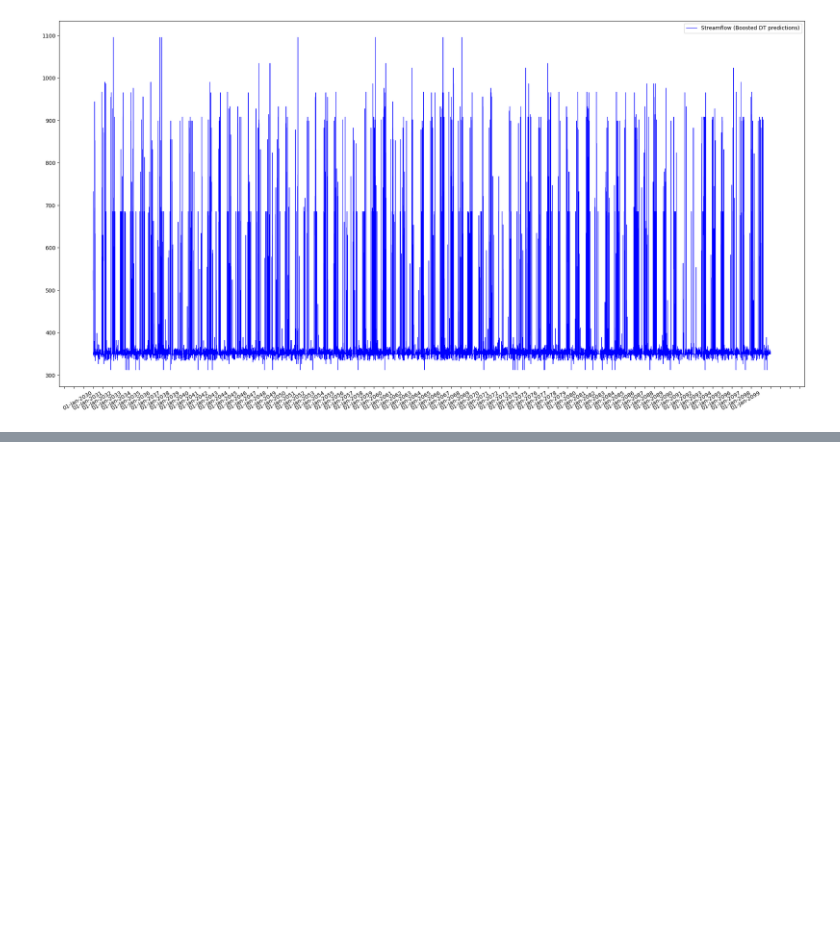
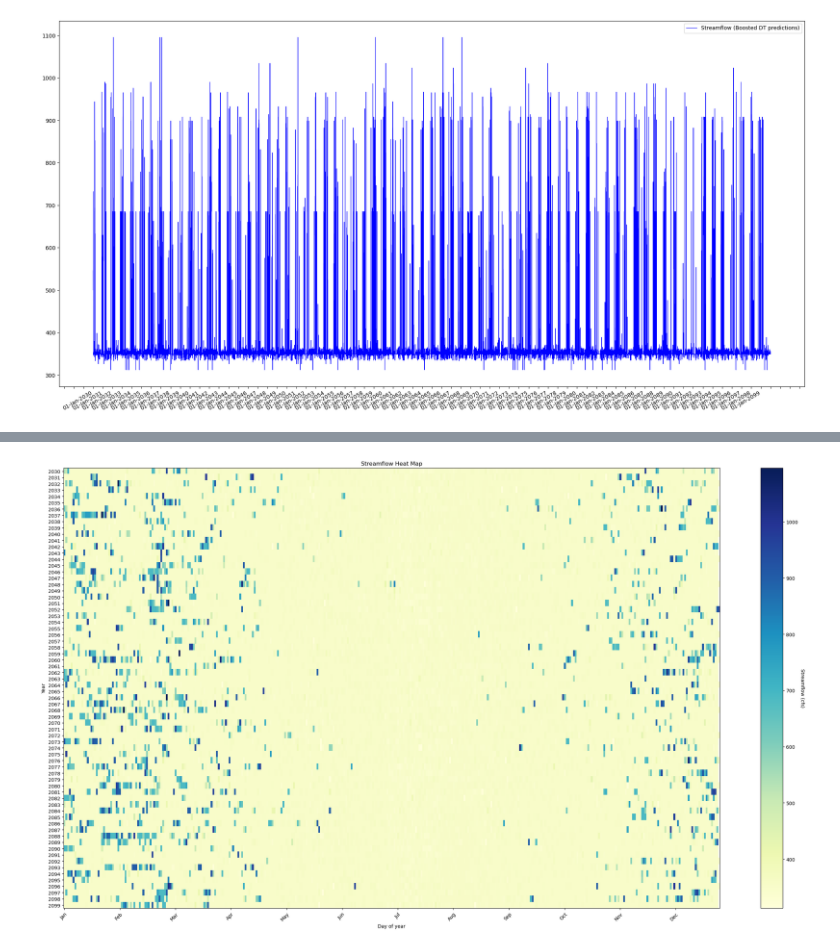
Before and after one commit to HR-Chaos/WaterHack, a Jupyter notebook: Models.ipynb, the cells around one changed output, grey strips where cells are left out. Saved outputs shown, nothing was run; the diff lists cells and outputs as text; code cells hidden in the pictures; blank space fills up the shorter version.

```diff
--- a/Models.ipynb
+++ b/Models.ipynb
@@ -311,3 +311,6 @@ plt.legend()
 plt.show()
 # %% [output]
 [figure]
+# %%
+df_index =pd.read_csv('Data/Data/BearCreek_precipitation_future.csv')
+df_index.insert(loc=21,column='Streamflow',value=ypred_test)
@@ -313,0 +337,29 @@ plt.show()
+# %%
+# Create a pivot table to organize streamflow data by year and day of year
+df_index['Var1'] = pd.to_datetime(df_index['Var1'])
+pivot_table = pd.pivot_table(df_index, values='Streamflow', index=df_index['Var1'].dt.year, columns=df_index['Var1'].dt.dayofyear)
+
+# Create heatmap of streamflow data
+fig, ax = plt.subplots()
+im = ax.imshow(pivot_table, cmap='YlGnBu', aspect='auto')
+
+# Set axis labels and tick marks
+ax.set_xlabel('Day of year')
+ax.set_ylabel('Year')
+ax.set_xticks(np.arange(0, 365, 31))
+ax.set_xticklabels(['Jan', 'Feb', 'Mar', 'Apr', 'May', 'Jun', 'Jul', 'Aug', 'Sep', 'Oct', 'Nov', 'Dec'])
+ax.set_yticks(np.arange(len(pivot_table.index)))
+ax.set_yticklabels(pivot_table.index)
+
+# Rotate the tick labels and set the colorbar
+plt.setp(ax.get_xticklabels(), rotation=45, ha="right", rotation_mode="anchor")
+cbar = ax.figure.colorbar(im, ax=ax)
+cbar.ax.set_ylabel('Streamflow (cfs)', rotation=-90, va="bottom")
+
+# Set the title and display the plot
+ax.set_title('Streamflow Heat Map')
+fig.set_size_inches(25,14)
+fig.tight_layout()
+plt.show()
+# %% [output]
+[figure, added]
```
Also changed, not shown: parts of 1 cell of this notebook.
